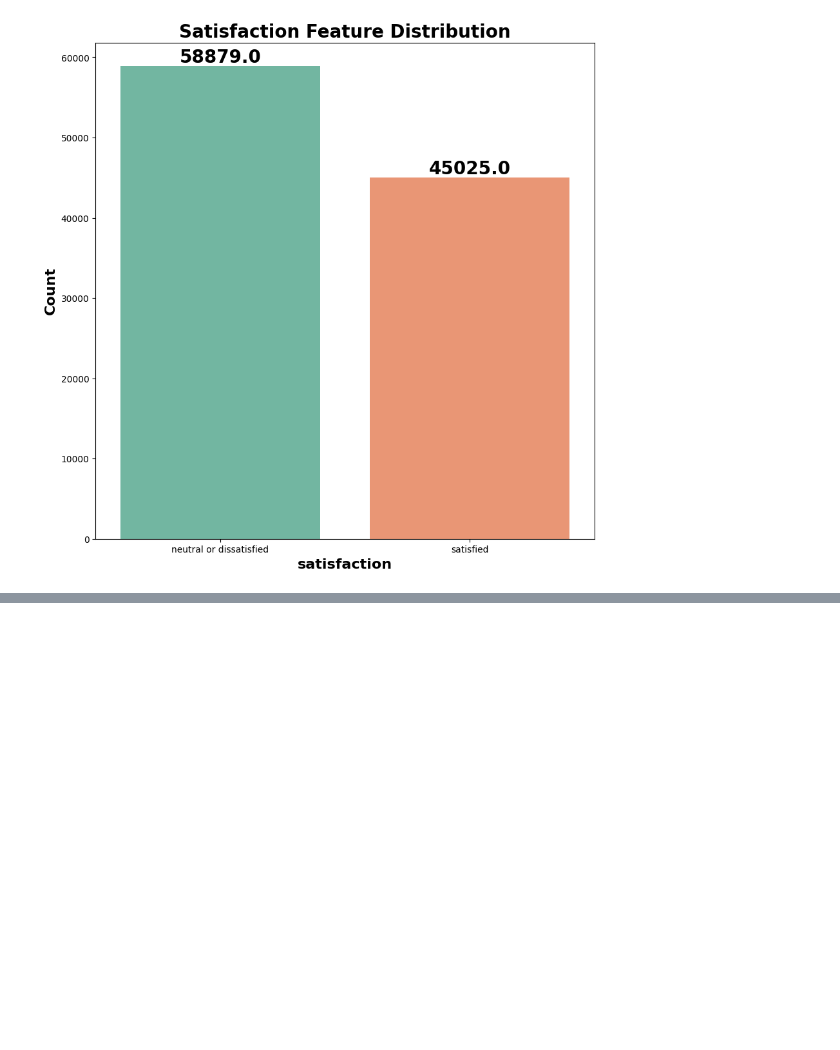
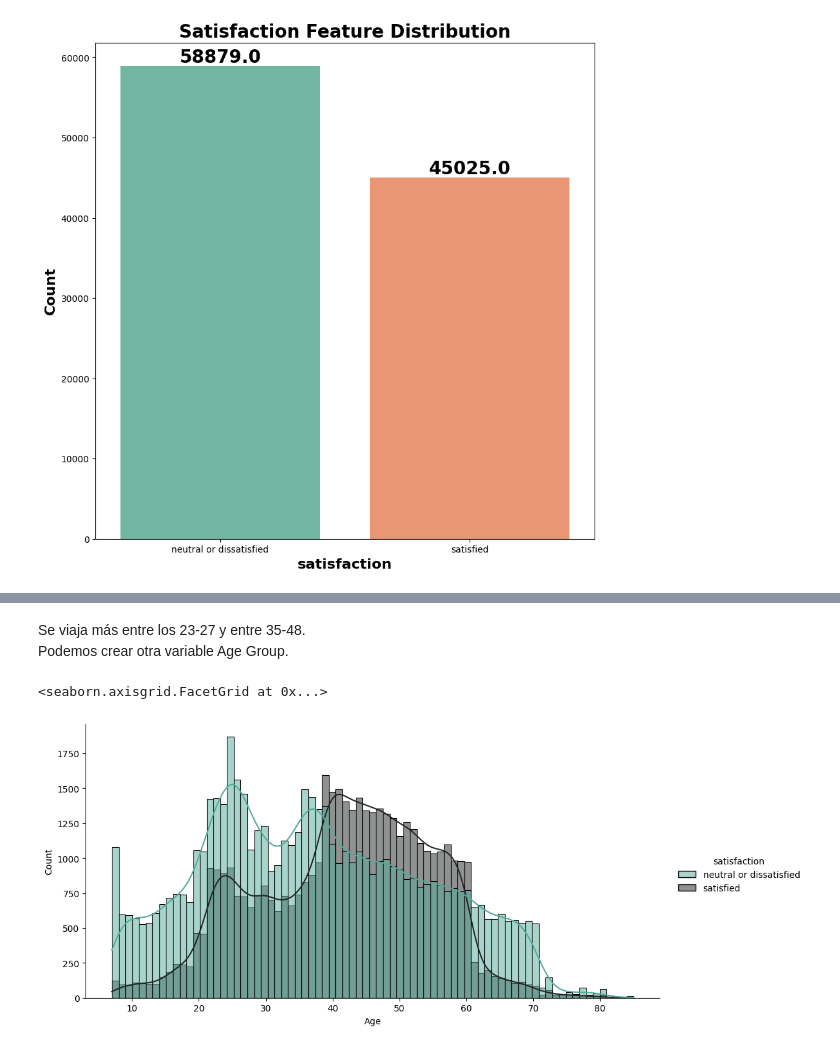
Before and after one commit to AI-School-F5-P2/Airlisnes_5, a Jupyter notebook: Aerolinea_grupo5.ipynb, the cells around one changed output, grey strips where cells are left out. Drawn from its saved outputs; the diff is of its cells as text; code cells hidden in the pictures; blank space fills up the shorter version.

```diff
--- a/Aerolinea_grupo5.ipynb
+++ b/Aerolinea_grupo5.ipynb
@@ -239,0 +331,9 @@ plt.show()
+# %% [markdown]
+Se viaja más entre los 23-27 y entre 35-48.
+Podemos crear otra variable Age Group.
+# %%
+#AGE-SATISFACTION
+sns.displot(x=df['Age'],hue=df['satisfaction'],kde=True,aspect=2,palette='dark:#5A9_r')
+# %% [output]
+<seaborn.axisgrid.FacetGrid at 0x...>
+[figure, added]
```
Also changed, not shown: parts of 55 cells of this notebook.
